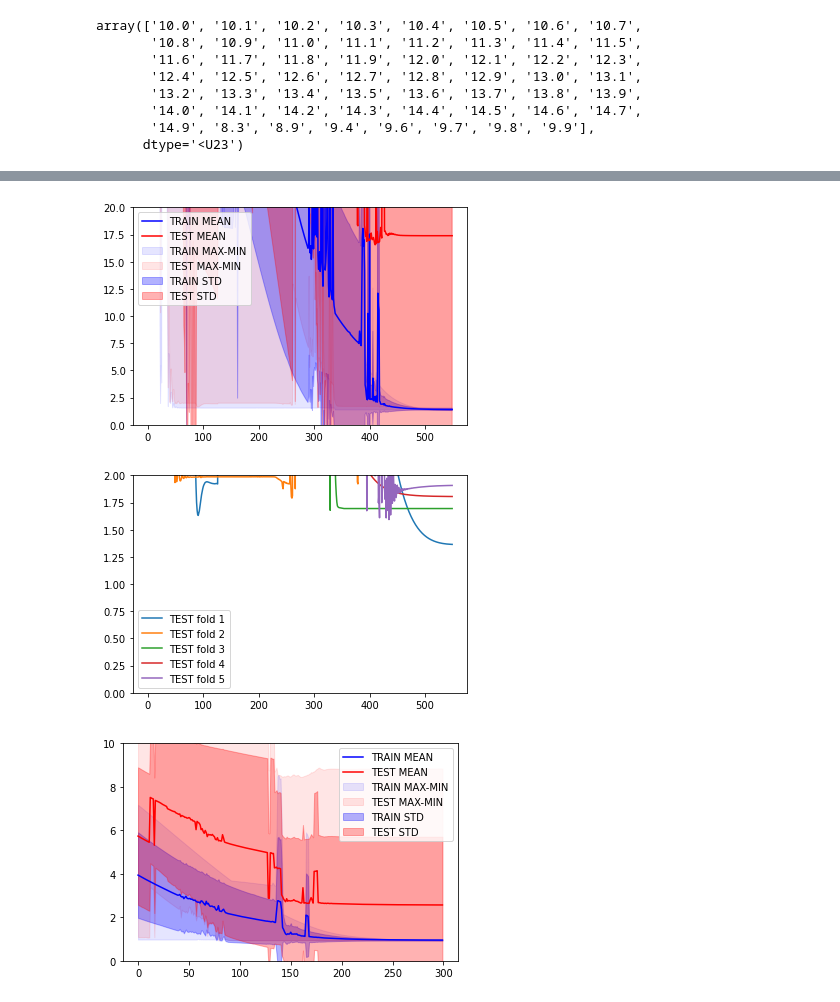
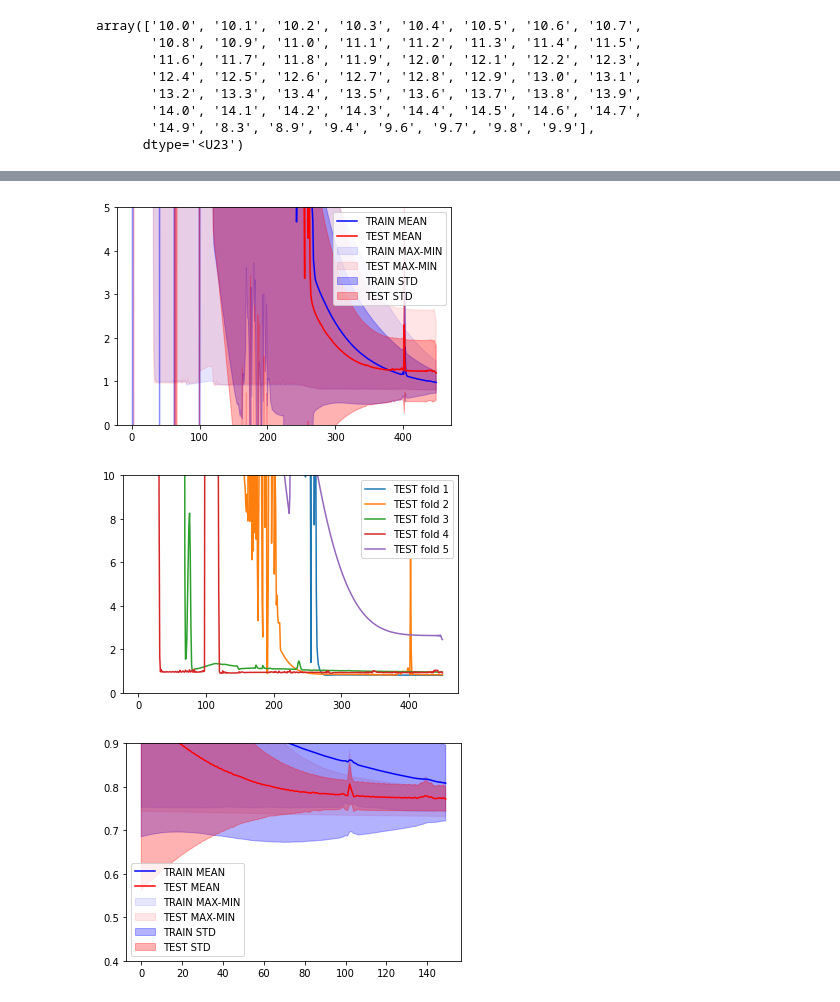
Before and after one commit to Abdigal1/LIIARPI_1, a Jupyter notebook: SLIC_GAT/SLIC_GAT_PRUEBAS.ipynb, the cells around one changed output, grey strips where cells are left out. Drawn from its saved outputs; the diff is of its cells as text; code cells hidden in the pictures.

```diff
--- a/SLIC_GAT/SLIC_GAT_PRUEBAS.ipynb
+++ b/SLIC_GAT/SLIC_GAT_PRUEBAS.ipynb
@@ -103,6 +103,6 @@ last_results_10f_unsampled_mh.npy
 # %%
 os.listdir()
-res_dir="MMhh_Sel_v8_StCl"
+res_dir="MMhh_SelFR_v8_4Cl"
 
 lr=np.load(os.path.join(pth,res_dir,'last_results_10f_unsampled_hh.npy'),allow_pickle=True)
 
@@ -152,22 +152,22 @@ tt_aa=np.vstack((np.max(t_a,axis=0),
 # %%
 
 import matplotlib.pyplot as plt
 
 init=0
 plt.fill_between(x=np.arange(tt_a[1][init:].shape[0]),y1=tt_a[1][init:],y2=tt_a[0][init:],color='b',alpha=0.1, label = "TRAIN MAX-MIN")
 plt.fill_between(x=np.arange(tt_a[1][init:].shape[0]),y1=vv_a[1][init:],y2=vv_a[0][init:],color='r',alpha=0.1, label = "TEST MAX-MIN")
 
 plt.fill_between(x=np.arange(tt_a[1][init:].shape[0]),y1=tt_a[3][init:],y2=tt_a[4][init:],color='b',alpha=0.3, label = "TRAIN STD")
 plt.fill_between(x=np.arange(tt_a[1][init:].shape[0]),y1=vv_a[3][init:],y2=vv_a[4][init:],color='r',alpha=0.3, label = "TEST STD")
 
 plt.plot(tt_a[2][init:],'b', label = "TRAIN MEAN")
 plt.plot(vv_a[2][init:],'r', label = "TEST MEAN")
 
-plt.ylim(0,20)
+plt.ylim(0,5)
 plt.legend()
 plt.show()
 # %% [output]
-[figure, old version]
+[figure, new version]
 # %%
 import matplotlib.pyplot as plt
 
@@ -177,15 +177,15 @@ for f in list(lr.reshape(1,)[0].keys()):
 
     plt.plot(lr.reshape(1,)[0][f]["valid_acc"], label = "TEST fold "+str(f+1))
 
-plt.ylim(0,2)
+plt.ylim(0,10)
 plt.legend()
 plt.show()
 # %% [output]
-[figure, old version]
+[figure, new version]
 # %%
 import matplotlib.pyplot as plt
 
-init=250
+init=300
 plt.fill_between(x=np.arange(tt_aa[1][init:].shape[0]),y1=tt_aa[1][init:],y2=tt_aa[0][init:],color='b',alpha=0.1, label = "TRAIN MAX-MIN")
 plt.fill_between(x=np.arange(tt_aa[1][init:].shape[0]),y1=vv_aa[1][init:],y2=vv_aa[0][init:],color='r',alpha=0.1, label = "TEST MAX-MIN")
 
@@ -195,11 +195,11 @@ plt.fill_between(x=np.arange(tt_aa[1][init:].shape[0]),y1=vv_aa[3][init:],y2=vv_
 plt.plot(tt_aa[2][init:],'b', label = "TRAIN MEAN")
 plt.plot(vv_aa[2][init:],'r', label = "TEST MEAN")
 
-plt.ylim(0,10)
+plt.ylim(0.4,0.9)
 plt.legend()
 plt.show()
 # %% [output]
-[figure, old version]
+[figure, new version]
 # %%
 #(folds,epochs,classes)
 flTP_v=np.vectorize(lambda lTP,i:np.array(lTP[i]['valid_acc_abs']),
```
Also changed, not shown: parts of 4 cells of this notebook, 1 other file.
